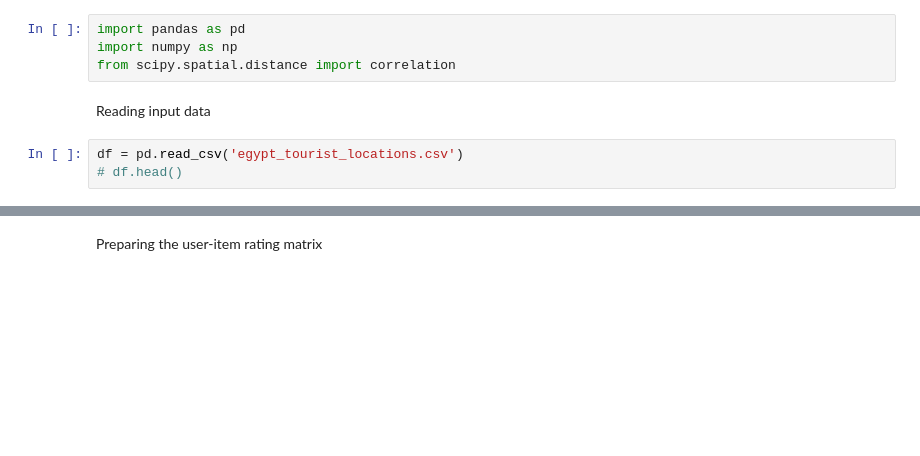
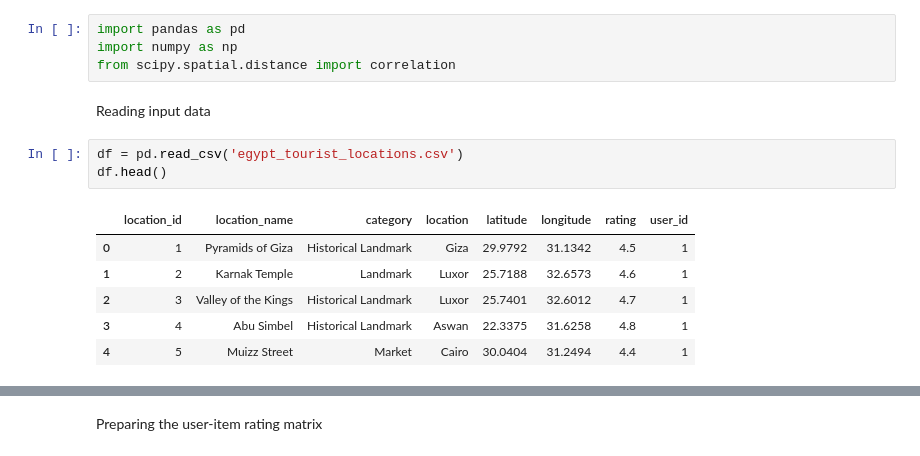
Before and after one commit to AbanobashrafX/Places-Recommendation-System, a Jupyter notebook: collaborative filtering algorithm/collaborative_filtering_algorithm.ipynb, the cells around one changed output, grey strips where cells are left out. Cells and saved outputs as stored; diff of their text form; blank space fills up the shorter version.

```diff
--- a/collaborative filtering algorithm/collaborative_filtering_algorithm.ipynb
+++ b/collaborative filtering algorithm/collaborative_filtering_algorithm.ipynb
@@ -8,7 +8,14 @@ from scipy.spatial.distance import correlation
 Reading input data
 # %%
 df = pd.read_csv('egypt_tourist_locations.csv')
-# df.head()
+df.head()
+# %% [output]
+|  | location_id | location_name | category | location | latitude | longitude | rating | user_id |
+| 0 | 1 | Pyramids of Giza | Historical Landmark | Giza | 29.9792 | 31.1342 | 4.5 | 1 |
+| 1 | 2 | Karnak Temple | Landmark | Luxor | 25.7188 | 32.6573 | 4.6 | 1 |
+| 2 | 3 | Valley of the Kings | Historical Landmark | Luxor | 25.7401 | 32.6012 | 4.7 | 1 |
+| 3 | 4 | Abu Simbel | Historical Landmark | Aswan | 22.3375 | 31.6258 | 4.8 | 1 |
+| 4 | 5 | Muizz Street | Market | Cairo | 30.0404 | 31.2494 | 4.4 | 1 |
 # %%
 # Step 3: Analyze data
 # We can visualize the data using a scatterplot to see if there is a relationship between the input features and output classes
```
Also changed, not shown: parts of 2 cells of this notebook.
